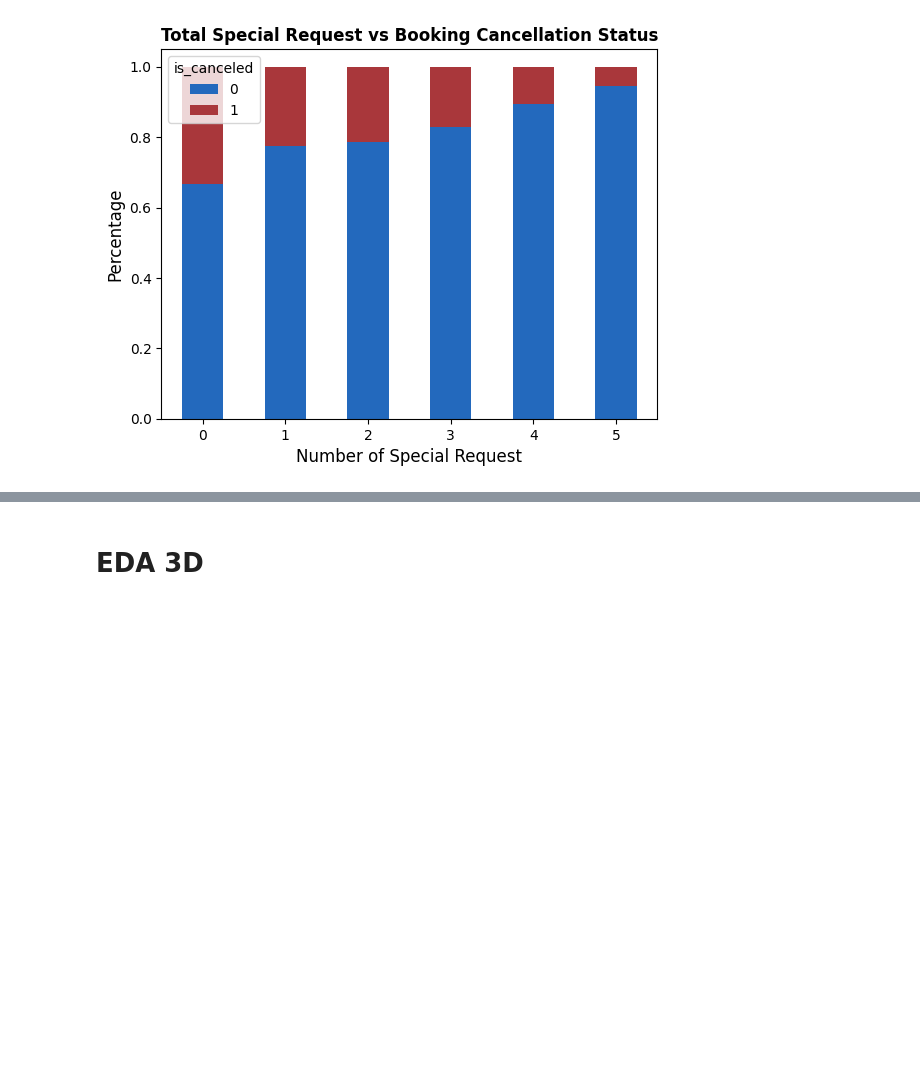
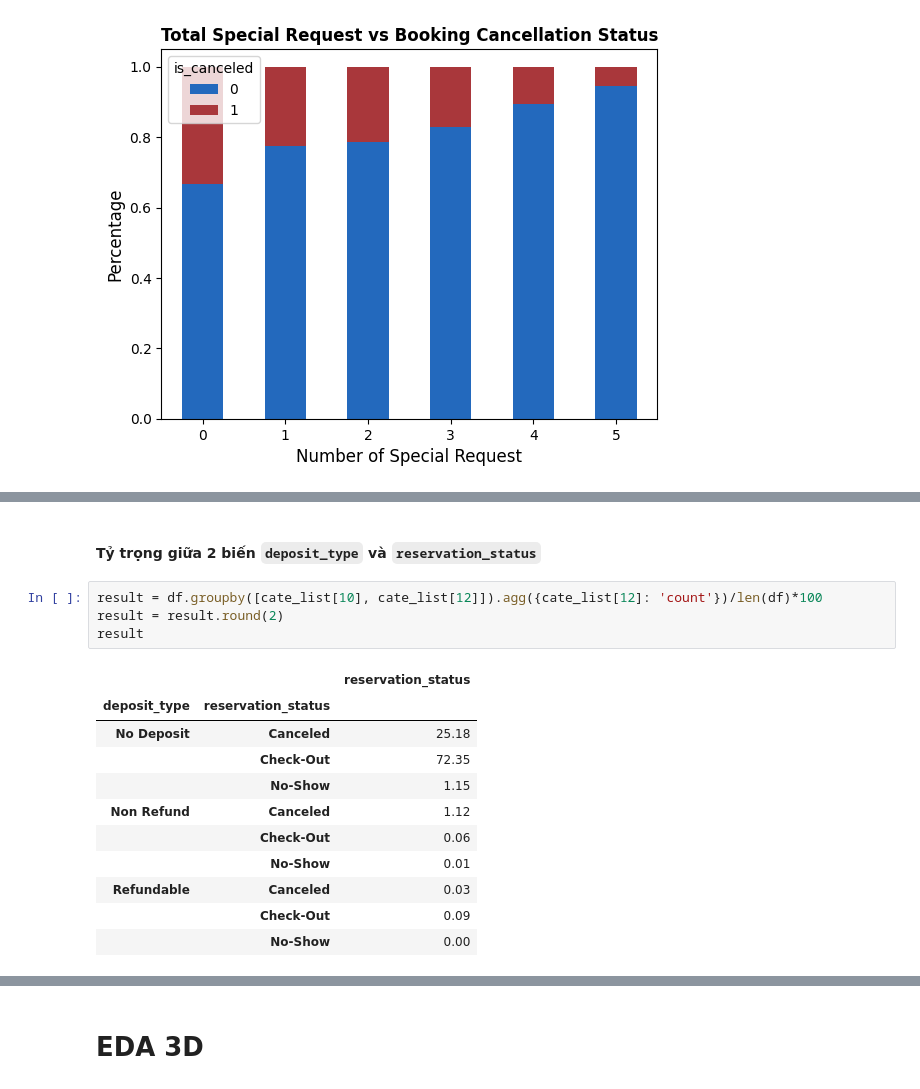
Before and after one commit to duongtruongbinh/Data-Visualization-Labs, a Jupyter notebook: Project/Project.ipynb, the cells around one changed output, grey strips where cells are left out. Cells and saved outputs as stored; diff of their text form; blank space fills up the shorter version.

```diff
--- a/Project/Project.ipynb
+++ b/Project/Project.ipynb
@@ -503,0 +523,18 @@ df.groupby([cate_list[0], cate_list[2]]).agg({cate_list[2]: 'count'})/len(df)*10
+# %% [markdown]
+#### Tỷ trọng giữa 2 biến `deposit_type` và `reservation_status`
+# %%
+result = df.groupby([cate_list[10], cate_list[12]]).agg({cate_list[12]: 'count'})/len(df)*100
+result = result.round(2)
+result
+# %% [output]
+|  |  | reservation_status |
+| deposit_type | reservation_status |  |
+| No Deposit | Canceled | 25.18 |
+|  | Check-Out | 72.35 |
+|  | No-Show | 1.15 |
+| Non Refund | Canceled | 1.12 |
+|  | Check-Out | 0.06 |
+|  | No-Show | 0.01 |
+| Refundable | Canceled | 0.03 |
+|  | Check-Out | 0.09 |
+|  | No-Show | 0.00 |
```
Also changed, not shown: parts of 11 cells of this notebook.
